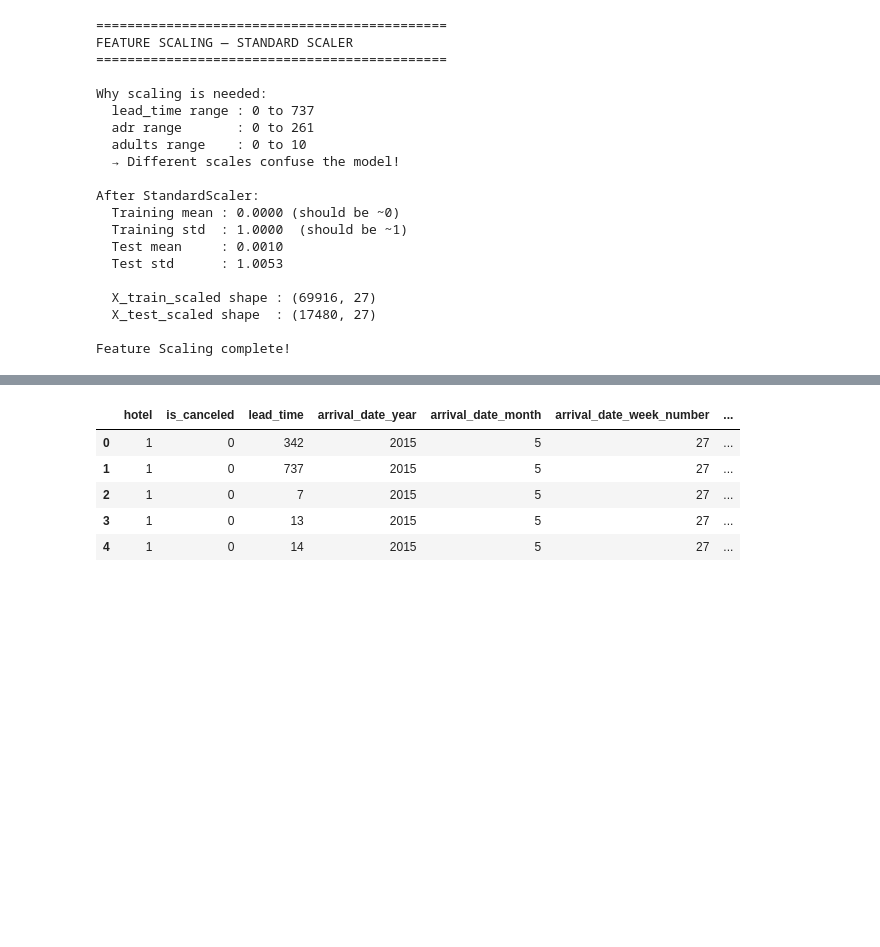
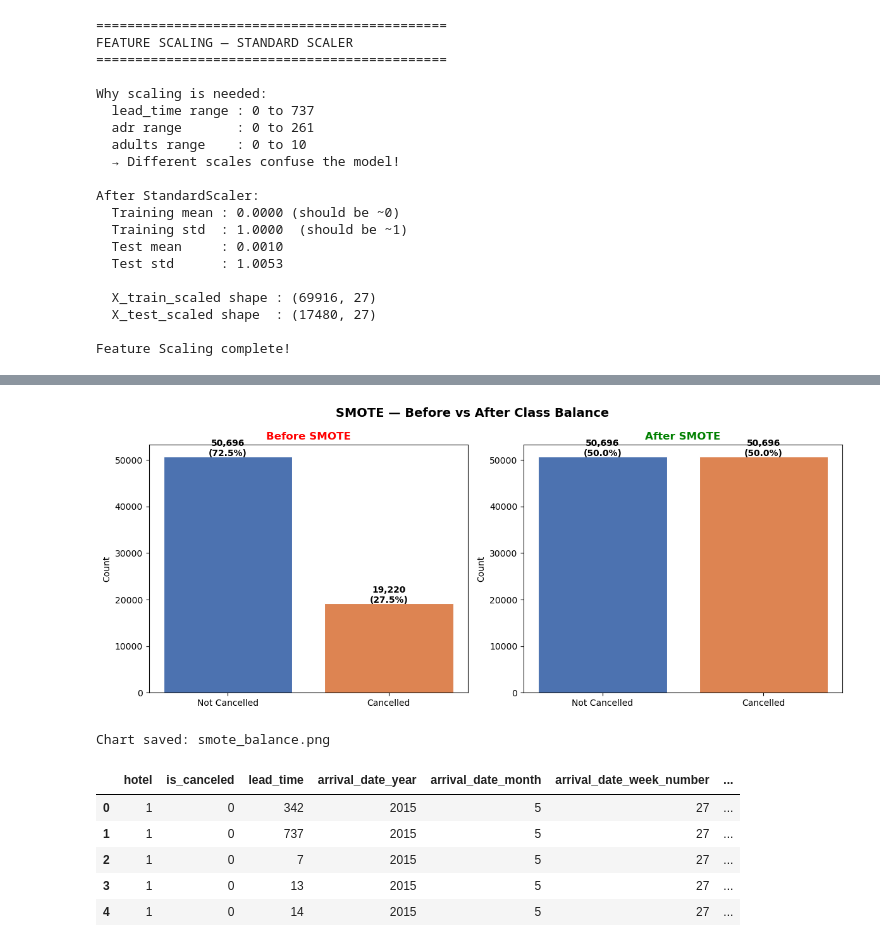
Before and after one commit to elladeniya-dev/ML-Predictive-Analysis, a Jupyter notebook: Member1_Logistic_Regression.ipynb.ipynb, the cells around one changed output, grey strips where cells are left out. Drawn from its saved outputs; the diff is of its cells as text; code cells hidden in the pictures; blank space fills up the shorter version.

```diff
--- a/Member1_Logistic_Regression.ipynb.ipynb
+++ b/Member1_Logistic_Regression.ipynb.ipynb
@@ -722,0 +726,77 @@ Feature Scaling complete!
+# %%
+from imblearn.over_sampling import SMOTE
+import numpy as np
+
+print("=" * 50)
+print("SMOTE — CLASS BALANCING")
+print("=" * 50)
+print()
+print("Why SMOTE?")
+print("  Cancelled (27.5%) vs Not Cancelled (72.5%)")
+print("  Class imbalance causes low Recall!")
+print("  SMOTE creates synthetic Cancelled samples")
+print()
+
+# Before SMOTE
+print("Before SMOTE:")
+print(f"  Not Cancelled (0): {(y_train==0).sum():,}")
+print(f"  Cancelled     (1): {(y_train==1).sum():,}")
+print(f"  Total            : {len(y_train):,}")
+print()
+
+# Apply SMOTE
+smote = SMOTE(random_state=42)
+X_train_smote, y_train_smote = smote.fit_resample(
+    X_train_scaled, y_train)
+
+unique, counts = np.unique(y_train_smote,
+                           return_counts=True)
+
+# After SMOTE
+print("After SMOTE:")
+print(f"  Not Cancelled (0): {counts[0]:,}")
+print(f"  Cancelled     (1): {counts[1]:,}")
+print(f"  Total            : {len(X_train_smote):,}")
+print()
+print(" Class balance achieved!")
+print("  Ready for model training!")
+
+# ── Visualisation ─────────────────────────────────────────
+fig, axes = plt.subplots(1, 2, figsize=(12, 5))
+fig.suptitle('SMOTE — Before vs After Class Balance',
+             fontsize=14, fontweight='bold')
+
+# Before
+before_vals = [(y_train==0).sum(), (y_train==1).sum()]
+axes[0].bar(['Not Cancelled', 'Cancelled'],
+            before_vals,
+            color=['#4C72B0', '#DD8452'],
+            edgecolor='white', linewidth=0.8)
+axes[0].set_title('Before SMOTE',
+                  fontweight='bold', color='red')
+axes[0].set_ylabel('Count')
+for i, v in enumerate(before_vals):
+    axes[0].text(i, v + 100,
+                 f'{v:,}\n({v/sum(before_vals)*100:.1f}%)',
+                 ha='center', fontweight='bold')
+
+# After
+after_vals = [counts[0], counts[1]]
+axes[1].bar(['Not Cancelled', 'Cancelled'],
+            after_vals,
+            color=['#4C72B0', '#DD8452'],
+            edgecolor='white', linewidth=0.8)
+axes[1].set_title('After SMOTE',
+                  fontweight='bold', color='green')
+axes[1].set_ylabel('Count')
+for i, v in enumerate(after_vals):
+    axes[1].text(i, v + 100,
+                 f'{v:,}\n({v/sum(after_vals)*100:.1f}%)',
+                 ha='center', fontweight='bold')
+
+plt.tight_layout()
+plt.savefig('smote_balance.png',
+            dpi=150, bbox_inches='tight')
+plt.show()
+print("Chart saved: smote_balance.png")
+# %% [output]
@@ -723,3 +820,5 @@ Feature Scaling complete!
+[figure, added]
+Chart saved: smote_balance.png
 # %%
 hotel_df.head()
 # %% [output]
```
Also changed, not shown: parts of 14 cells of this notebook, 2 other files.
